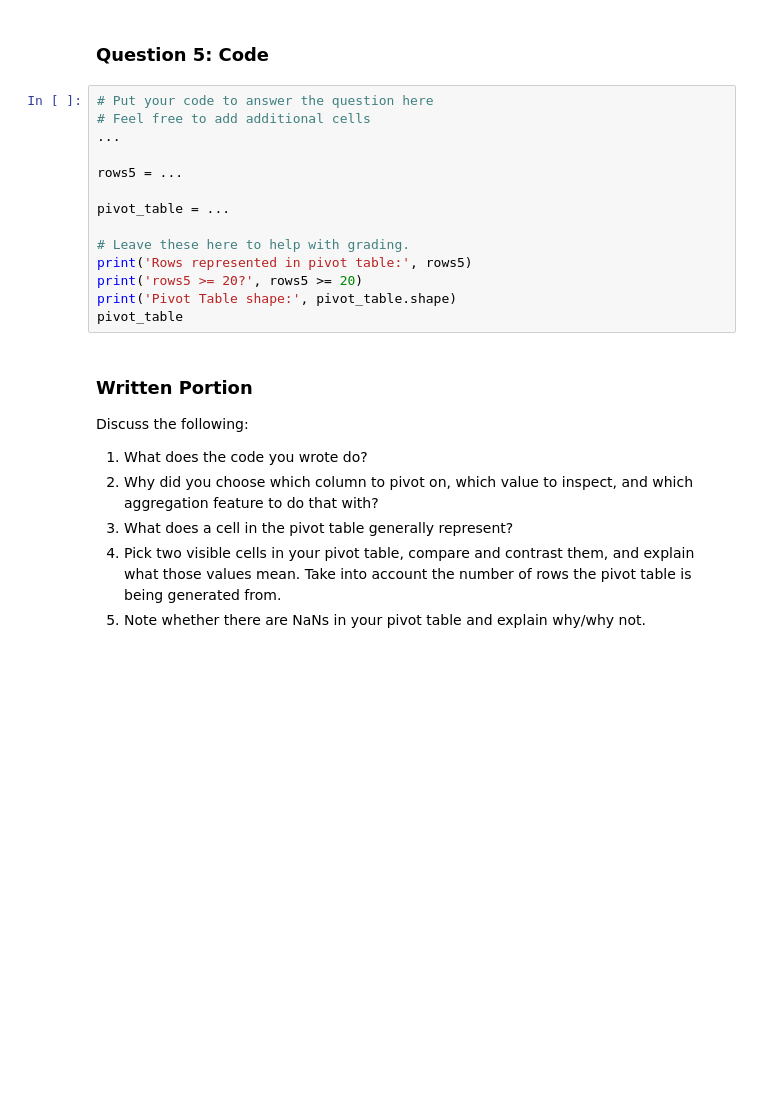
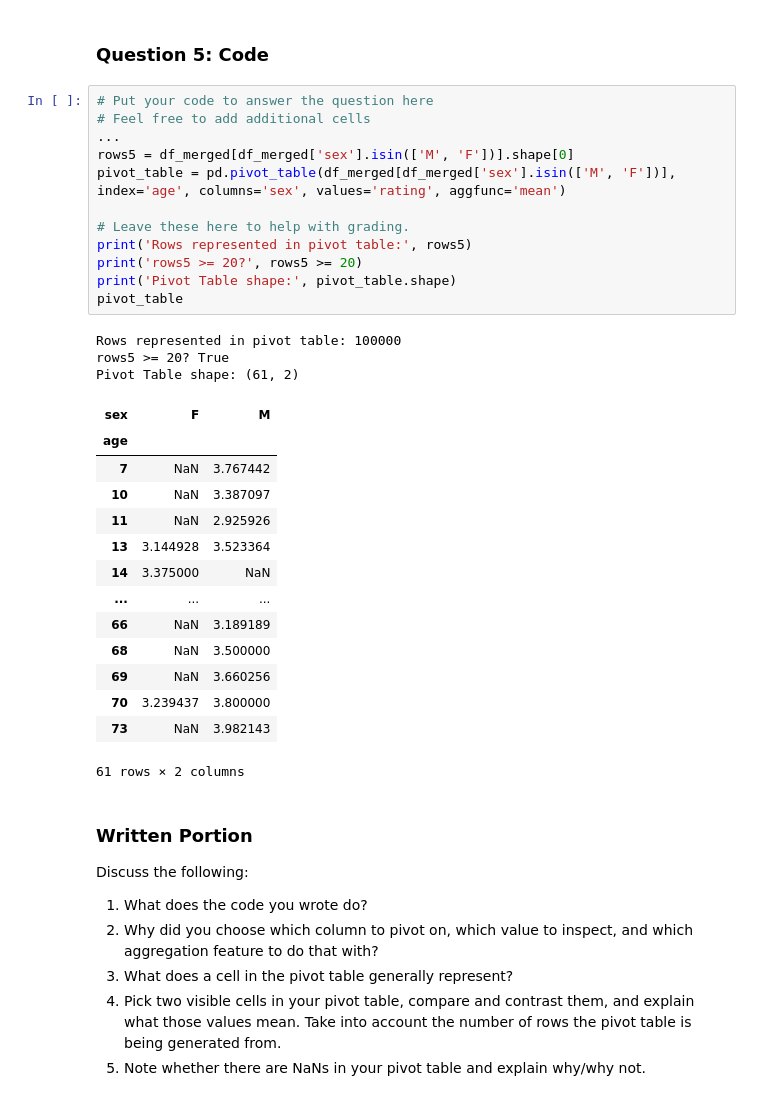
Before and after one commit to zoraizmohammad/cs216, a Jupyter notebook: hw6/homework06.ipynb, the cells around one changed output. Drawn from its saved outputs; the diff is of its cells as text; blank space fills up the shorter version.

```diff
--- a/hw6/homework06.ipynb
+++ b/hw6/homework06.ipynb
@@ -138,17 +143,33 @@ See the written portion of this question to see what you must explain.
 # %%
 # Put your code to answer the question here
 # Feel free to add additional cells
 ...
-
-rows5 = ...
-
-pivot_table = ...
+rows5 = df_merged[df_merged['sex'].isin(['M', 'F'])].shape[0]
+pivot_table = pd.pivot_table(df_merged[df_merged['sex'].isin(['M', 'F'])], index='age', columns='sex', values='rating', aggfunc='mean')
 
 # Leave these here to help with grading.
 print('Rows represented in pivot table:', rows5)
 print('rows5 >= 20?', rows5 >= 20)
 print('Pivot Table shape:', pivot_table.shape)
 pivot_table
+# %% [output]
+Rows represented in pivot table: 100000
+rows5 >= 20? True
+Pivot Table shape: (61, 2)
+| sex | F | M |
+| age |  |  |
+| 7 | NaN | 3.767442 |
+| 10 | NaN | 3.387097 |
+| 11 | NaN | 2.925926 |
+| 13 | 3.144928 | 3.523364 |
+| 14 | 3.375000 | NaN |
+| ... | ... | ... |
+| 66 | NaN | 3.189189 |
+| 68 | NaN | 3.500000 |
+| 69 | NaN | 3.660256 |
+| 70 | 3.239437 | 3.800000 |
+| 73 | NaN | 3.982143 |
+61 rows × 2 columns
 # %% [markdown]
 <!-- BEGIN QUESTION -->
 
```
Also changed, not shown: parts of 16 cells of this notebook.
